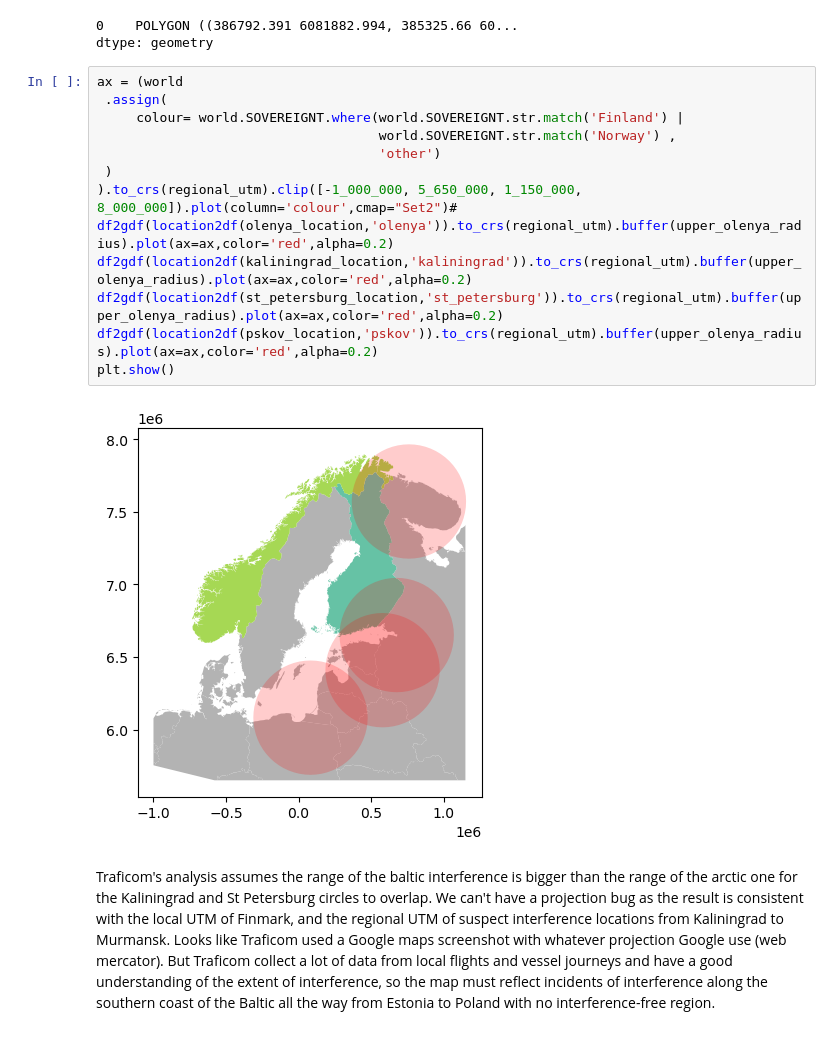
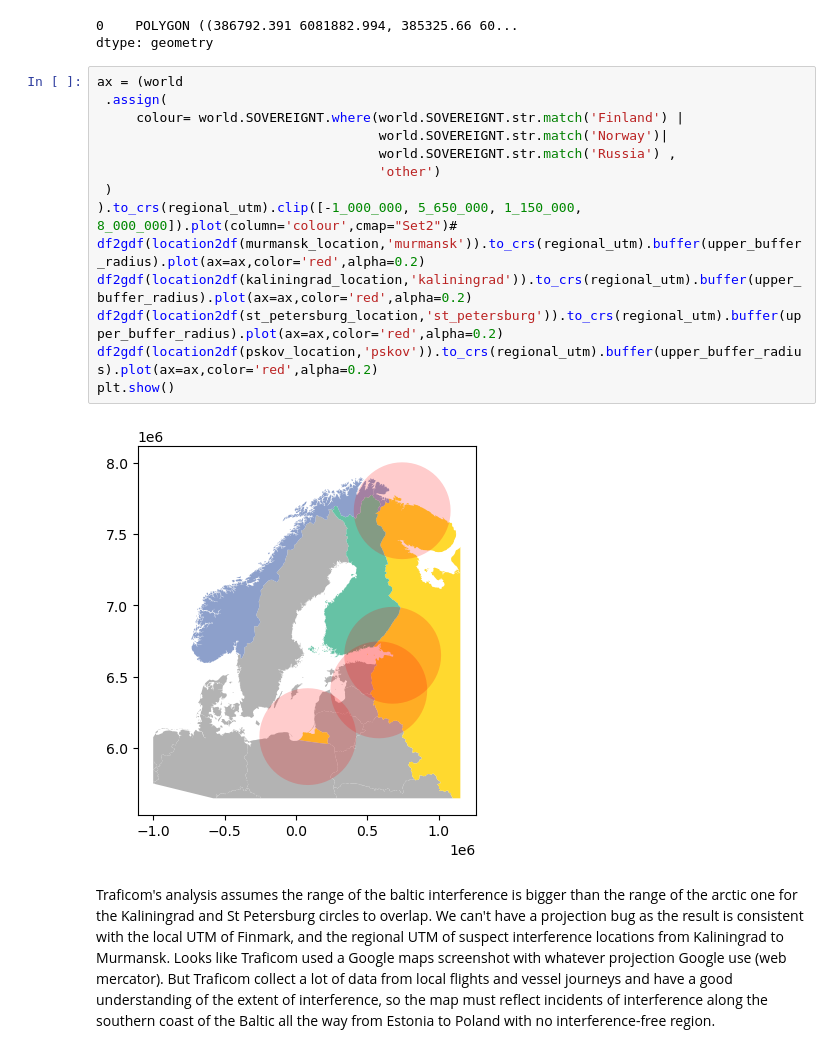
Before and after one commit to stelios-c/GPS_analysis, a Jupyter notebook: scandi_baltic/Finland_map.ipynb, the cells around one changed output. Saved outputs shown, nothing was run; the diff lists cells and outputs as text.

```diff
--- a/scandi_baltic/Finland_map.ipynb
+++ b/scandi_baltic/Finland_map.ipynb
@@ -319,18 +326,19 @@ dtype: geometry
 # %%
 ax = (world
  .assign(
      colour= world.SOVEREIGNT.where(world.SOVEREIGNT.str.match('Finland') |
-                                    world.SOVEREIGNT.str.match('Norway') ,
+                                    world.SOVEREIGNT.str.match('Norway')|
+                                    world.SOVEREIGNT.str.match('Russia') ,
                                     'other')
  )
 ).to_crs(regional_utm).clip([-1_000_000, 5_650_000, 1_150_000, 8_000_000]).plot(column='colour',cmap="Set2")#
-df2gdf(location2df(olenya_location,'olenya')).to_crs(regional_utm).buffer(upper_olenya_radius).plot(ax=ax,color='red',alpha=0.2)
-df2gdf(location2df(kaliningrad_location,'kaliningrad')).to_crs(regional_utm).buffer(upper_olenya_radius).plot(ax=ax,color='red',alpha=0.2)
-df2gdf(location2df(st_petersburg_location,'st_petersburg')).to_crs(regional_utm).buffer(upper_olenya_radius).plot(ax=ax,color='red',alpha=0.2)
-df2gdf(location2df(pskov_location,'pskov')).to_crs(regional_utm).buffer(upper_olenya_radius).plot(ax=ax,color='red',alpha=0.2)
+df2gdf(location2df(murmansk_location,'murmansk')).to_crs(regional_utm).buffer(upper_buffer_radius).plot(ax=ax,color='red',alpha=0.2)
+df2gdf(location2df(kaliningrad_location,'kaliningrad')).to_crs(regional_utm).buffer(upper_buffer_radius).plot(ax=ax,color='red',alpha=0.2)
+df2gdf(location2df(st_petersburg_location,'st_petersburg')).to_crs(regional_utm).buffer(upper_buffer_radius).plot(ax=ax,color='red',alpha=0.2)
+df2gdf(location2df(pskov_location,'pskov')).to_crs(regional_utm).buffer(upper_buffer_radius).plot(ax=ax,color='red',alpha=0.2)
 plt.show()
 # %% [output]
-[figure, old version]
+[figure, new version]
 # %% [markdown]
 Traficom's analysis assumes the range of the baltic interference is bigger than the range of the arctic one for the Kaliningrad and St Petersburg circles to overlap. We can't have a projection bug as the result is consistent with the local UTM of Finmark, and the regional UTM of suspect interference locations from Kaliningrad to Murmansk. Looks like Traficom used a Google maps screenshot with whatever projection Google use (web mercator). But Traficom collect a lot of data from local flights and vessel journeys and have a good understanding of the extent of interference, so the map must reflect incidents of interference along the southern coast of the Baltic all the way from Estonia to Poland with no interference-free region.
 # %%
```
Also changed, not shown: parts of 10 cells of this notebook.
